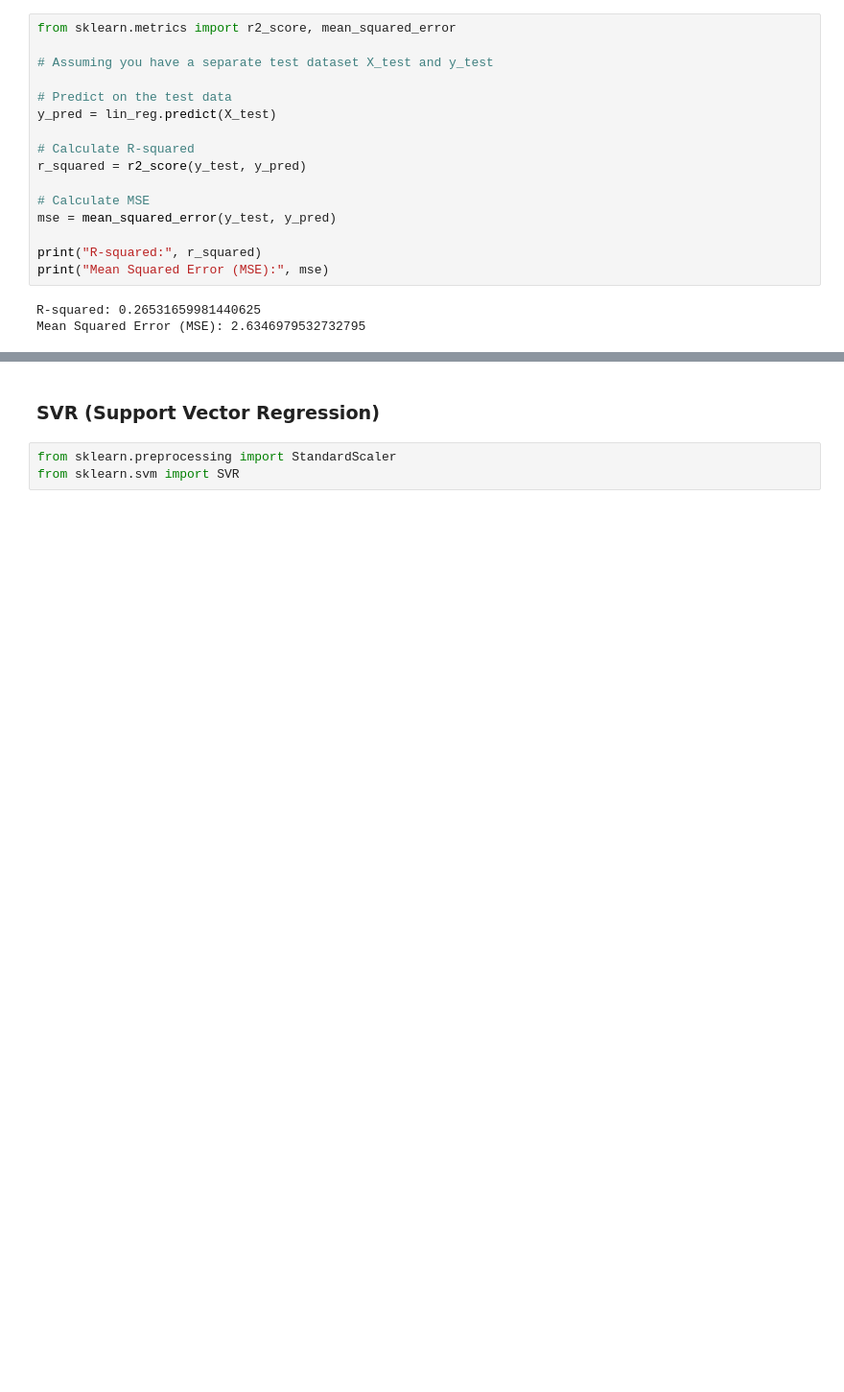
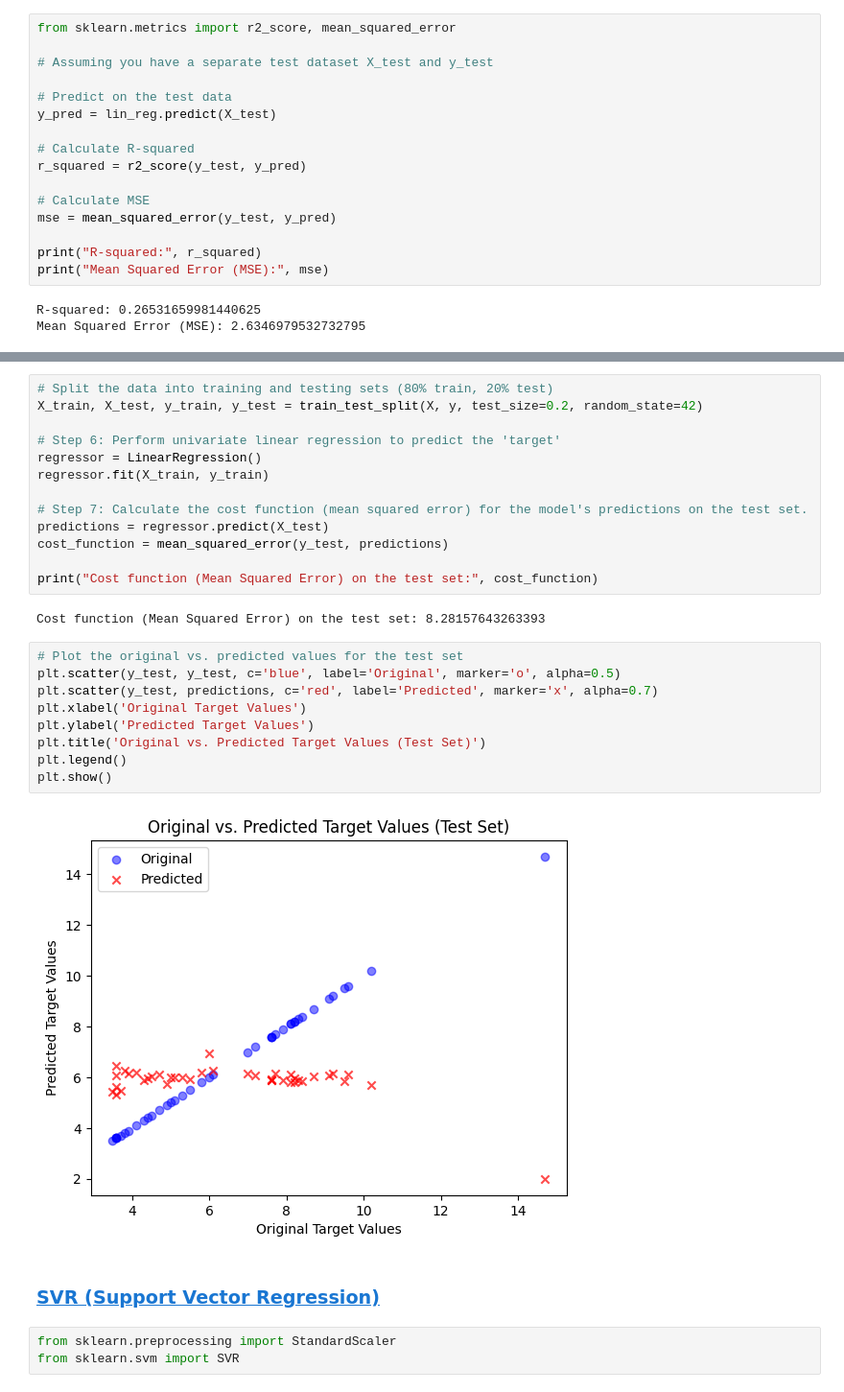
Before and after one commit to Suraj6E/RegressionAnalysis_USD, a Jupyter notebook: DataCleanUP.ipynb, the cells around one changed output, grey strips where cells are left out. Shown at 96% size. Saved outputs shown, nothing was run; the diff lists cells and outputs as text; blank space fills up the shorter version.

Commit message:
multivariant regression

```diff
--- a/DataCleanUP.ipynb
+++ b/DataCleanUP.ipynb
@@ -625,5 +658,31 @@ Mean Squared Error (MSE): 2.6346979532732795
+# %%
+# Split the data into training and testing sets (80% train, 20% test)
+X_train, X_test, y_train, y_test = train_test_split(X, y, test_size=0.2, random_state=42)
+
+# Step 6: Perform univariate linear regression to predict the 'target'
+regressor = LinearRegression()
+regressor.fit(X_train, y_train)
+
+# Step 7: Calculate the cost function (mean squared error) for the model's predictions on the test set.
+predictions = regressor.predict(X_test)
+cost_function = mean_squared_error(y_test, predictions)
+
+print("Cost function (Mean Squared Error) on the test set:", cost_function)
+# %% [output]
+Cost function (Mean Squared Error) on the test set: 8.28157643263393
+# %%
+# Plot the original vs. predicted values for the test set
+plt.scatter(y_test, y_test, c='blue', label='Original', marker='o', alpha=0.5)
+plt.scatter(y_test, predictions, c='red', label='Predicted', marker='x', alpha=0.7)
+plt.xlabel('Original Target Values')
+plt.ylabel('Predicted Target Values')
+plt.title('Original vs. Predicted Target Values (Test Set)')
+plt.legend()
+plt.show()
+# %% [output]
+[figure, added]
 # %% [markdown]
-### SVR (Support Vector Regression)
+### <a id='toc1_2_11_'></a>[SVR (Support Vector Regression)](#toc0_)
 # %%
 from sklearn.preprocessing import StandardScaler
 from sklearn.svm import SVR
```
Also changed, not shown: parts of 5 cells of this notebook.
